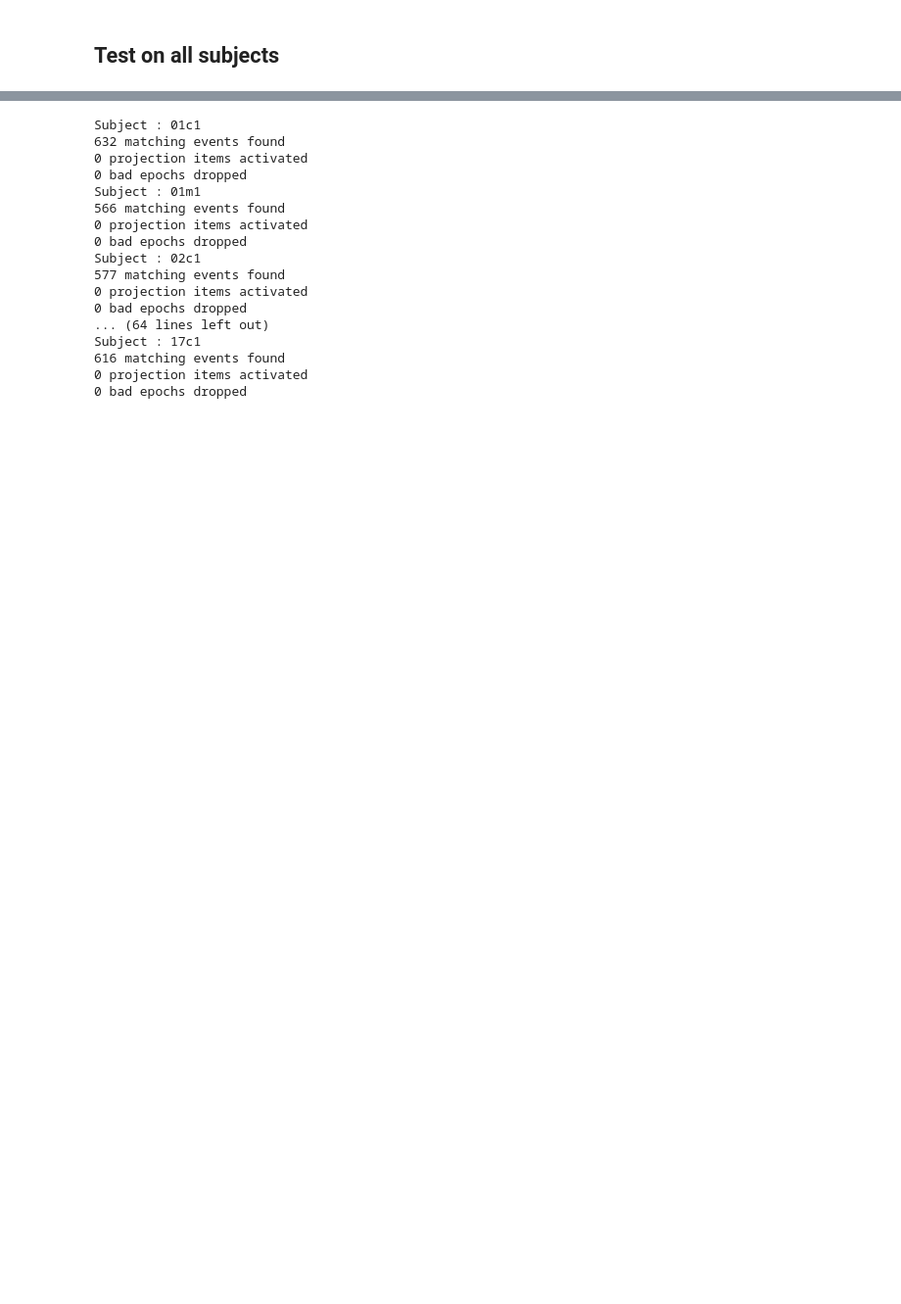
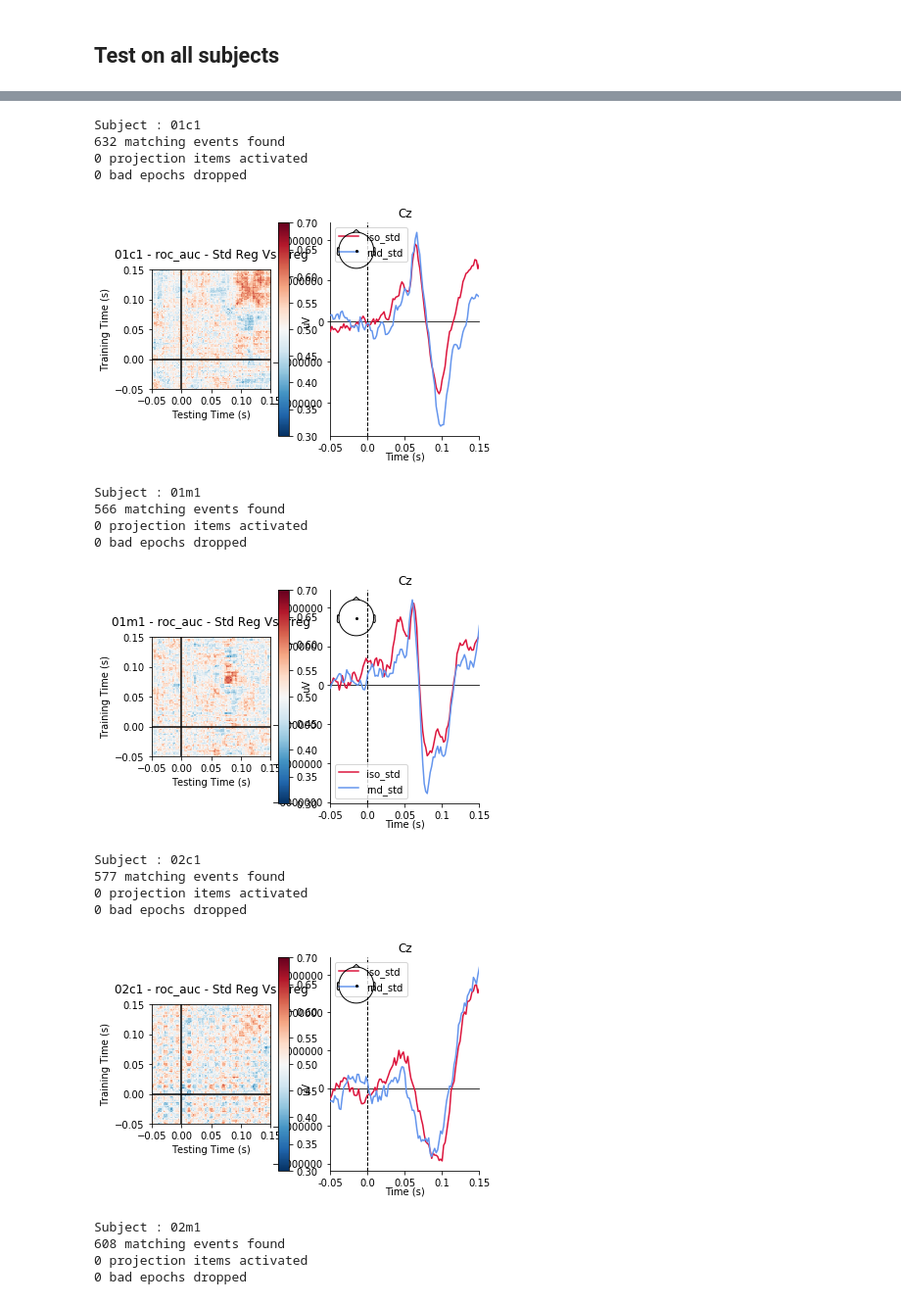
Before and after one commit to nicofarr/pd_osc_decoding, a Jupyter notebook: MNE-TemporalDecoding.ipynb, the cells around one changed output, grey strips where cells are left out. Shown at 98% size. Drawn from its saved outputs; the diff is of its cells as text; code cells hidden in the pictures; blank space fills up the shorter version.

```diff
--- a/MNE-TemporalDecoding.ipynb
+++ b/MNE-TemporalDecoding.ipynb
@@ -183,26 +235,30 @@ Subject : 20k1
 # %%
 for matfile in allpatients:
     curfile = os.path.join(datadir,'patients',matfile)
     subjid = curfile[-8:-4]
 
     fig,scores= timegen_process(curfile,metric='roc_auc')
+    fig.set_figwidth(8)
+    fig.set_figheight(8)
     fig.savefig('timegen_patients/%s.png' % subjid)
     plt.close(fig)
 # %% [output]
 Subject : 01c1
 632 matching events found
 0 projection items activated
 0 bad epochs dropped
-Subject : 01m1
-566 matching events found
-0 projection items activated
-0 bad epochs dropped
-Subject : 02c1
-577 matching events found
-0 projection items activated
-0 bad epochs dropped
-... (64 lines left out)
-Subject : 17c1
-616 matching events found
-0 projection items activated
-0 bad epochs dropped
+[figure, added]
+Subject : 01m1
+566 matching events found
+0 projection items activated
+0 bad epochs dropped
+[figure, added]
+Subject : 02c1
+577 matching events found
+0 projection items activated
+0 bad epochs dropped
+[figure, added]
+Subject : 02m1
+608 matching events found
+0 projection items activated
+0 bad epochs dropped
```
Also changed, not shown: parts of 7 cells of this notebook.
